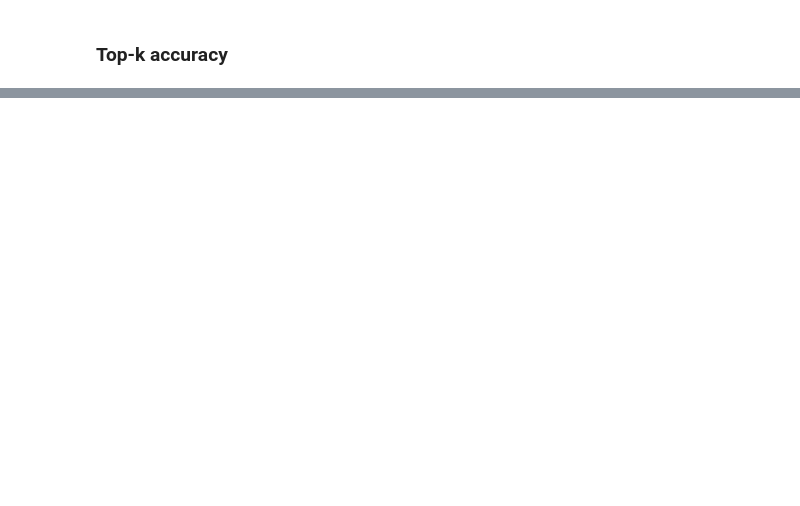
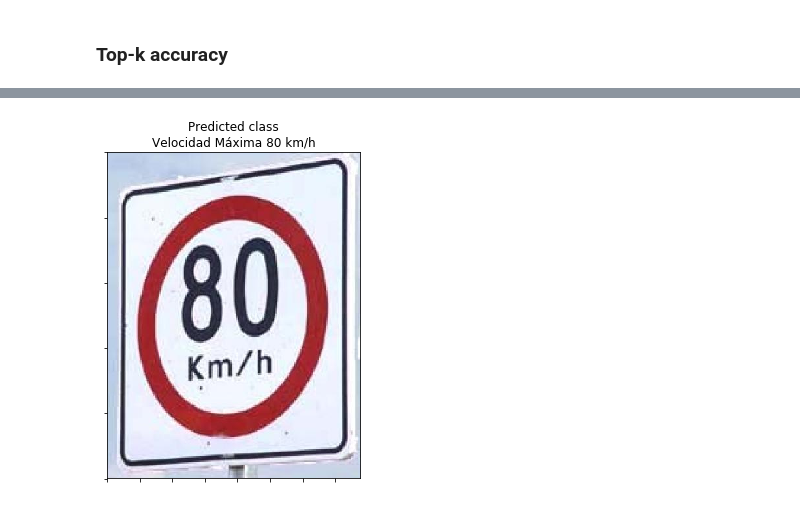
Before and after one commit to ariangilesgarcia/traffic-sign-classification, a Jupyter notebook: traffic-signs-classification-test-model.ipynb, the cells around one changed output, grey strips where cells are left out. Cells and saved outputs as stored; diff of their text form; code cells hidden in the pictures; blank space fills up the shorter version.

```diff
--- a/traffic-signs-classification-test-model.ipynb
+++ b/traffic-signs-classification-test-model.ipynb
@@ -99,6 +102,6 @@ weights_name = 'model_2_custom-weights-58-1.00.hdf5'
 weights_path = os.path.join(os.path.join(checkpoint_path, model_name), weights_name)
 # %%
-model = model_2(weights_path)
+model = model_function(weights_path)
 model.summary()
 # %% [output]
 _________________________________________________________________
@@ -138,15 +147,7 @@ Here, I'll try to find the best weights to use by evaluating the model with each
 # %%
-file_filter = '*.hdf5'
-folder = os.path.join(checkpoint_path, model_name)
-weights_files = sorted(glob.glob(os.path.join(folder, file_filter)))
-
-latest = 10
-
-data = {}
-
-for weight_file in tqdm_notebook(weights_files[-latest:]):
+for weight_file in tqdm_notebook(weights_files):
     # Load weights
-    model = model_2(weight_file)
+    model = model_function(weight_file)
 
     # Compile model
     model.compile(loss=keras.losses.categorical_crossentropy,
@@ -175,7 +176,7 @@ Max. accuracy weights: checkpoints/model_2_custom/model_2_custom-weights-58-1.00
 ### Evaluate against 'best' weights
 # %%
 # Load weights
-model = model_2(max_acc_weights)
+model = model_function(max_acc_weights)
 
 # Compile model
 model.compile(loss=keras.losses.categorical_crossentropy,
@@ -217,0 +221,18 @@ Top 5 accuracy: 0.992207792208
+# %%
+import time
+
+start_time = time.time()
+img = cv2.imread('/home/arian/1.jpg')
+img = cv2.resize(img, (IMG_SIZE, IMG_SIZE))
+img = img[...,::-1]
+img = np.expand_dims(img, axis=0)
+end_time = time.time()
+image_load_time = end_time - start_time
+print('Image preprocessing took {0:.3f} seconds'.format(image_load_time))
+
+start_time = time.time()
+predicted_class = model.predict_classes(img, verbose=False)
+end_time = time.time()
+prediction_time = end_time - start_time
+
+print('Prediction took {0:.3f} seconds'.format(prediction_time))
@@ -217,0 +242,11 @@ Top 5 accuracy: 0.992207792208
+# %%
+img = cv2.imread('/home/arian/1.jpg')
+img = img[...,::-1]
+plt.imshow(img)
+
+plt.axes().set_title('Predicted class\n' + classes[str(predicted_class[0])])
+plt.axes().set_yticklabels([])
+plt.axes().set_xticklabels([])
+plt.show()
+# %% [output]
+[figure, added]
```
Also changed, not shown: parts of 11 cells of this notebook, 1 other file.
